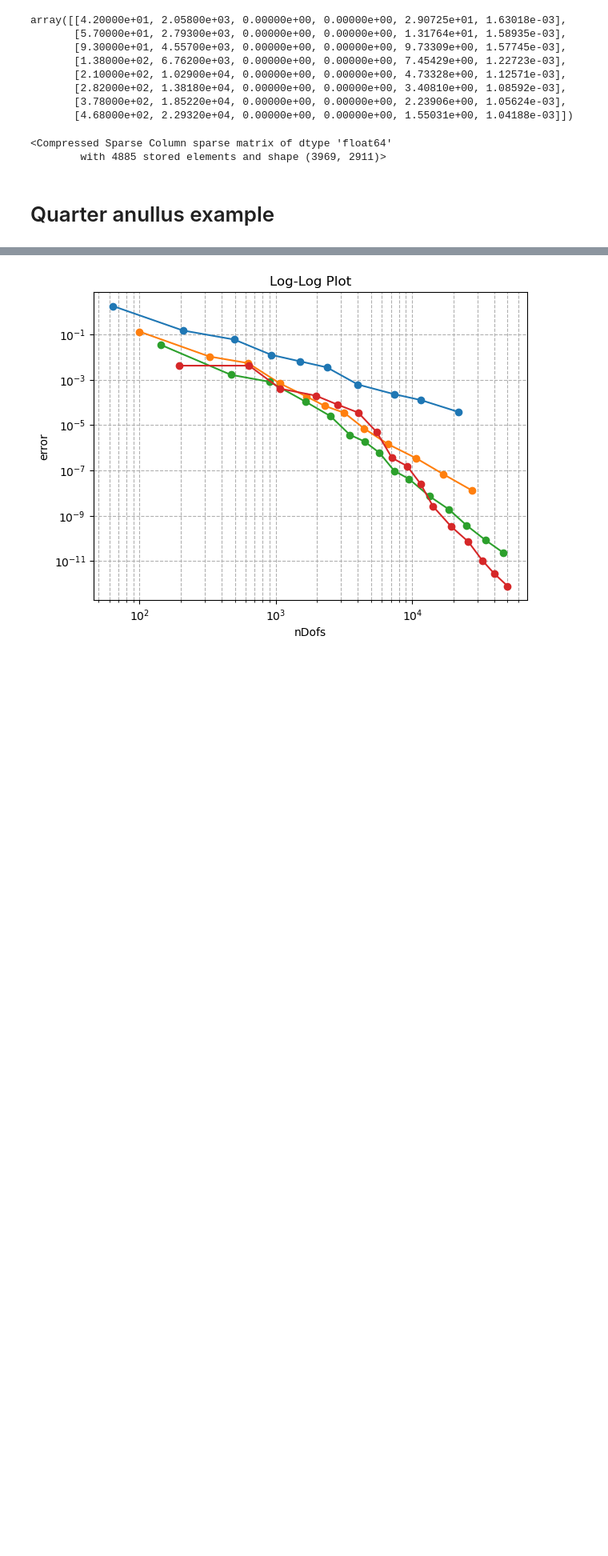
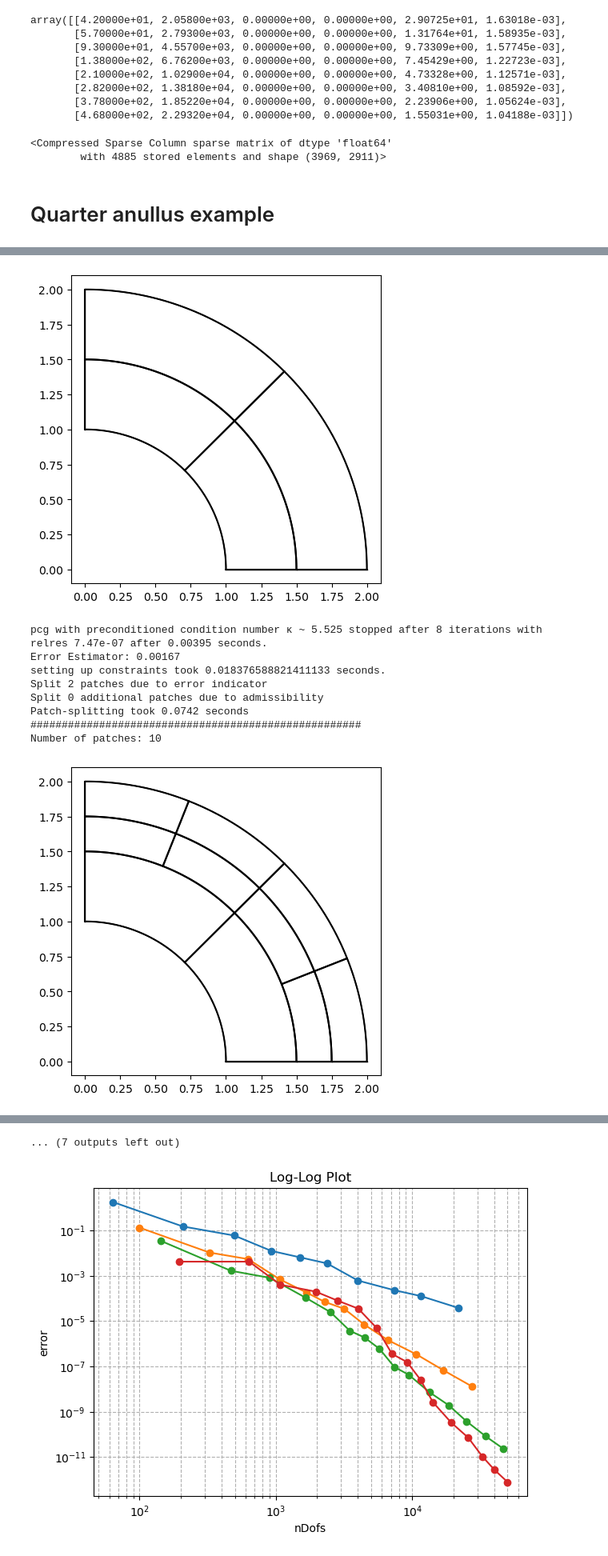
Before and after one commit to c-f-h/pyiga, a Jupyter notebook: notebooks/IETI.ipynb, the cells around one changed output, grey strips where cells are left out. Shown at 80% size. Saved outputs shown, nothing was run; the diff lists cells and outputs as text; code cells hidden in the pictures; blank space fills up the shorter version.

```diff
--- a/notebooks/IETI.ipynb
+++ b/notebooks/IETI.ipynb
@@ -97,13 +97,13 @@ def solveDirect(MP, dir_data, f, nu):
 # %% [markdown]
 # Checkerboard mesh with jumping coefficients (larger coefficient has coarser grid)
 # %%
-degs = (7,)
-maxiters=(6,)
+degs = (2,3,4,5,6,7,8)
+maxiters=(6,6,6,6,5,5,5)
 
 R = np.zeros((max(maxiters),2*len(degs)))
 
 f={0:lambda x,y: 1., 1:lambda x,y: 1.}
-nu = {1:1000.,0:1.}
+nu = {1:1.,0:1.}
 dir_data = {0:0}
 
 plot=False
@@ -136,11 +136,11 @@ for i, deg in enumerate(degs):
             plt.show()
 
         IMap.parametersort(nu)
-        u,R[k,2*i],R[k,2*i+1]  = solveIETI(IMap, dir_data,f,nu, P='selection')
+        u,R[k,2*i],R[k,2*i+1]  = solveIETI(IMap, dir_data,f,nu, P='edge')
 
-        IMap.h_refine(-1);
+        IMap.h_refine({p:-1 for p in {4,5,7,8,10,11,13,14}});
         print("#####################################################")
 #np.savetxt('checkerboard_badselection.txt', R1, fmt=len(degs)*('%d','%1.3f'), delimiter = ' & ', newline='\\\\\n')
 #np.savetxt('checkerboard_badedge.txt', R2, fmt=len(degs)*('%d','%1.3f'), delimiter = ' & ', newline='\\\\\n')
-np.savetxt('checkerboard_goodselection.txt', R, fmt=len(degs)*('%d','%1.3f'), delimiter = ' & ', newline='\\\\\n')
+np.savetxt('checkerboard_badselection.txt', R, fmt=len(degs)*('%d','%1.3f'), delimiter = ' & ', newline='\\\\\n')
 # %% [output]
@@ -213,2 +163,0 @@ B
-# %%
-MP = assemble.MultiBasis(M, subspace='C0')
@@ -765,16 +678,17 @@ j = {0:lambda x,y: 1.0, 1:lambda x,y:1.0}
 nu = {0:10000.0, 1:1.0}
 dir_data = {0:0}
 # %%
-degs = (2,3,4,5)
-maxpatches =1500
+degs = (5,)
+maxpatches =(800,)
 n_info=6
 R = np.zeros((100,n_info*len(degs)))
+R2 = np.zeros((100,3*len(degs)))
 maxiter=0
 direct=False
 
 for i,deg in enumerate(degs):
-    eta=1
-    N = 2
+    eta = 1
+    N = deg + 1
     M = QuarterAnullus(deg,N)
     IMap = ieti.IetiMapper(M, dir_data)
     if direct:
@@ -785,17 +699,22 @@ for i,deg in enumerate(degs):
     print("======================================================")
     print("deg = "+str(deg))
     k=0
-    while IMap.nPatches < maxpatches and eta > 1e-8:
+    while k < 9 and eta > 1e-6:
         print("Number of patches: {}".format(IMap.nPatches))
         R[k,n_info*i]   = IMap.nPatches
         R[k,n_info*i+1] = IMap.nLocDofs
+        R2[k,3*i] = IMap.nPatches
 
+        IMap.mesh.plotmesh()
+        plt.show()
         ### Solve
         if direct:
             u = solveDirect(IMap, dir_data, j,nu)
         else:
             IMap.parametersort(nu)
-            u,R[k,n_info*i+2],R[k,n_info*i+3]  = solveIETI(IMap, dir_data,j,nu)
+            u,R[k,n_info*i+2],R[k,n_info*i+3]  = solveIETI(IMap, dir_data,j,nu, P='edge')
+            R2[k,3*i+1] = R[k,n_info*i+2]
+            R2[k,3*i+2] = R[k,n_info*i+3]
         U.append(u)
 
         err_ind=adaptive.mp_resPois(IMap, u, nu=nu, f=j)
@@ -803,36 +722,41 @@ for i,deg in enumerate(degs):
         R[k,n_info*i+4]=eta
 
         print("Error Estimator: {:.3}".format(eta))
-        marked_patches = adaptive.doerfler_mark(err_ind, theta=0.8, TOL=0.05)
+        marked_patches = adaptive.doerfler_mark(err_ind, theta=0.8, TOL=0.)
         marked_patches = {p:None for p in marked_patches}
+
+        if IMap.nPatches + len(marked_patches) >= maxpatches[i]:
+            break;
 
         t=time.time()
         n = IMap.nLocDofs
         P = IMap.h_refine(h_ref=marked_patches,ref="rs", return_P = True, in_subspace=direct)
         print("Split {} patches due to error indicator".format(len(marked_patches)))
         if not direct:
-            P = admissibility_split(IMap, return_P = True, subspace=False, consistency=True, a=nu)@P;
+            P = admissibility_split(IMap, return_P = True, subspace=False, consistency=False, a=nu)@P;
         print("Patch-splitting took {:.3} seconds".format(time.time()-t))
 
         U=[P@u for u in U]
 
         k+=1
         print("#####################################################")
-    P = IMap.h_refine(h_ref=-1, return_P = True, in_subspace=direct)
-    P = IMap.p_refine(1, return_P=True, in_subspace=direct)@P
-    if direct:
-        u_exact = solveDirect(IMap, dir_data, j, nu)
-    else:
-        IMap.parametersort(nu)
-        u_exact,_,_ = solveIETI(IMap, dir_data, j, nu)
+    #P = IMap.h_refine(h_ref=-1, return_P = True, in_subspace=direct)
+    #P = IMap.p_refine(1, return_P=True, in_subspace=direct)@P
+    #if direct:
+        #u_exact = solveDirect(IMap, dir_data, j, nu)
+    #else:
+        #IMap.parametersort(nu)
+        #u_exact,_,_ = solveIETI(IMap, dir_data, j, nu, P='edge')
 
-    A = sum([IMap.assemble_volume("nu * inner(grad(u),grad(v)) * dx", arity=2, nu=nu[key], in_subspace=direct) for key in IMap.mesh.domains])
-    for l in range(k):
-        e = P@U[l]-u_exact
-        R[l,n_info*i+5] = e.T@A@e
+    #A = sum([IMap.assemble_volume("nu * inner(grad(u),grad(v)) * dx", arity=2, nu=nu[key], in_subspace=direct) for key in IMap.mesh.domains])
+    #for l in range(k):
+        #e = P@U[l]-u_exact
+        #R[l,n_info*i+5] = e.T@A@e
 
     maxiter=max(k,maxiter)
 
 R = R[:maxiter,:]
-np.savetxt('quarter_anullus_selection_consistency.txt', R, fmt=len(degs)*('%d','%d','%1.2f','%d','%1.2e','%1.2e'), delimiter = ' & ', newline='\\\\\n')
+R2 = R2[:maxiter,:]
+np.savetxt('quarter_anullus_noselection_consistency.txt', R, fmt=len(degs)*('%d','%d','%1.2f','%d','%1.2e','%1.2e'), delimiter = ' & ', newline='\\\\\n')
+np.savetxt('quarter_anullus_noselection_consistency2.txt', R2, fmt=len(degs)*('%d', '%d','%1.2f'), delimiter = ' & ', newline='\\\\\n')
 # %% [output]
@@ -855,0 +767,10 @@ pcg with preconditioned condition number κ ~ 21.31 stopped after 40 iterations
+[figure, added]
+pcg with preconditioned condition number κ ~ 5.525 stopped after 8 iterations with relres 7.47e-07 after 0.00395 seconds.
+Error Estimator: 0.00167
+setting up constraints took 0.018376588821411133 seconds.
+Split 2 patches due to error indicator
+Split 0 additional patches due to admissibility
+Patch-splitting took 0.0742 seconds
+#####################################################
+Number of patches: 10
+[figure, added]
@@ -855,0 +813 @@ pcg with preconditioned condition number κ ~ 21.31 stopped after 40 iterations
+... (7 outputs left out)
```
Also changed, not shown: parts of 17 cells of this notebook.
